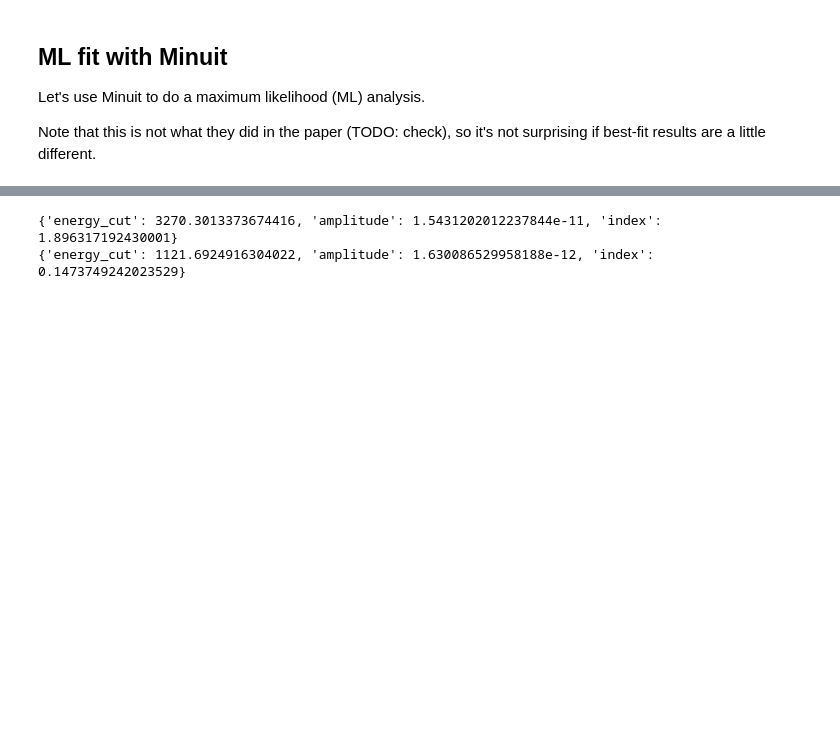
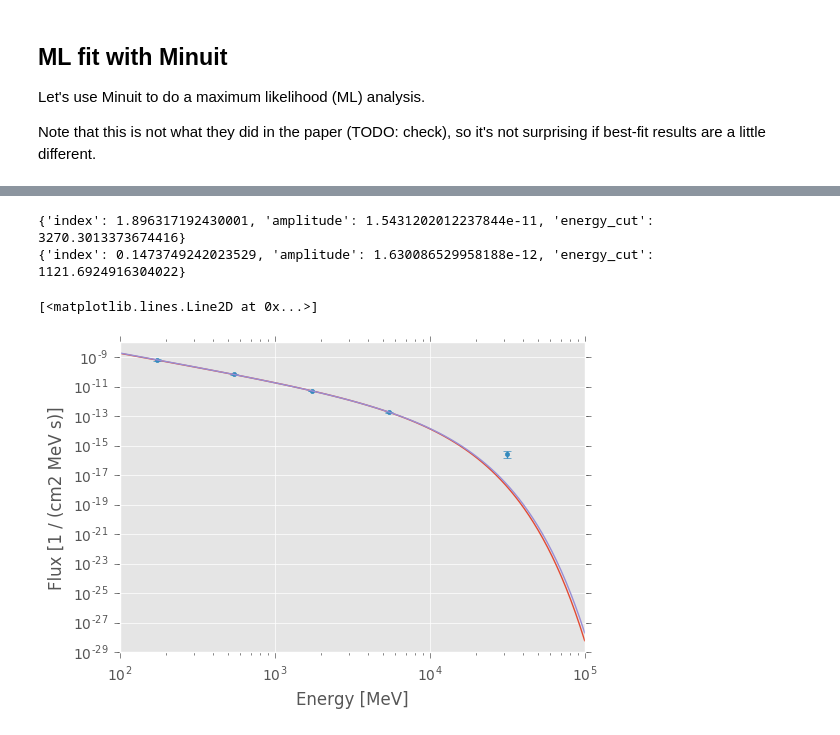
Before and after one commit to vorugantia/scienceresearch11, a Jupyter notebook: notebooks/spectrum_chi2.ipynb, the cells around one changed output, grey strips where cells are left out. Saved outputs shown, nothing was run; the diff lists cells and outputs as text; code cells hidden in the pictures; blank space fills up the shorter version.

```diff
--- a/notebooks/spectrum_chi2.ipynb
+++ b/notebooks/spectrum_chi2.ipynb
@@ -140,18 +140,18 @@ source.spectral_model(e_ref)
 $1.5452813 \times 10^{-11} \; \mathrm{\frac{1}{MeV\,s\,cm^{2}}}$
 # %%
 # The same model as defined in Gammapy
-def dnde_model_ecpl(energy, amplitude, index, energy_cut, reference):
-    return amplitude * (energy / reference) ** (-index) * np.exp((reference -energy) / energy_cut)
+# def dnde_model_ecpl(energy, amplitude, index, energy_cut, reference):
+#     return amplitude * (energy / reference) ** (-index) * np.exp((reference -energy) / energy_cut)
 
 
 # Defining chi2 function for this source
 def chi2(amplitude, index, energy_cut):
 
-    dnde_model = dnde_model_ecpl(
+    dnde_model = source.spectral_model.evaluate(
         energy=data['e_ref'],
         amplitude=amplitude,
         index=index,
-        energy_cut=energy_cut,
+        ecut=energy_cut,
         reference=1085.46142578125 # <-- this is e_ref minus the units
     )
 
@@ -210,5 +210,34 @@ m.migrad()
 print(m.values)
 print(m.errors)
 # %% [output]
-{'energy_cut': 3270.3013373674416, 'amplitude': 1.5431202012237844e-11, 'index': 1.896317192430001}
-{'energy_cut': 1121.6924916304022, 'amplitude': 1.630086529958188e-12, 'index': 0.1473749242023529}
+{'index': 1.896317192430001, 'amplitude': 1.5431202012237844e-11, 'energy_cut': 3270.3013373674416}
+{'index': 0.1473749242023529, 'amplitude': 1.630086529958188e-12, 'energy_cut': 1121.6924916304022}
+# %%
+source.spectral_model.plot(source.energy_range, **opts)
+
+plt.errorbar(x=data['e_ref'],
+             y = data['dnde'],
+             yerr = data['dnde_err'],
+             fmt='.'
+            )
+
+
+from gammapy.utils.energy import Energy
+energy = Energy.equal_log_spacing(
+    emin=source.energy_range[0],
+    emax=source.energy_range[1],
+    nbins=100,
+)
+
+
+flux = source.spectral_model.evaluate(
+    energy=energy.to('MeV').value,
+    amplitude = m.values['amplitude'],
+    index = m.values['index'],
+    ecut = m.values['energy_cut'],
+    reference=p['reference'].value,
+)
+plt.plot(energy, flux)
+# %% [output]
+[<matplotlib.lines.Line2D at 0x...>]
+[figure, added]
```
Also changed, not shown: parts of 7 cells of this notebook, 2 other files.
